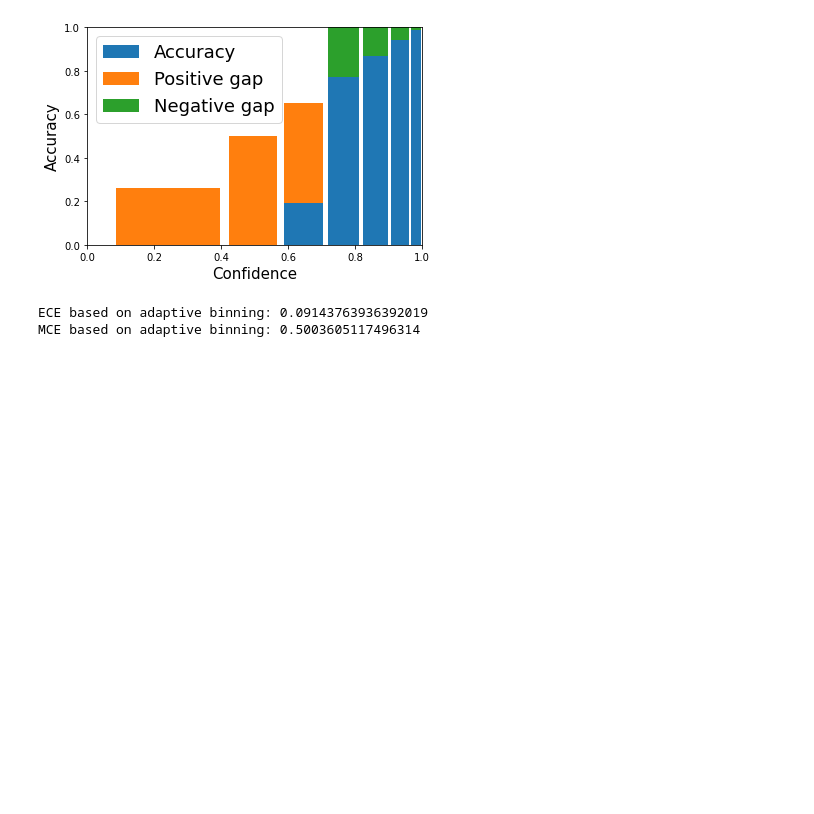
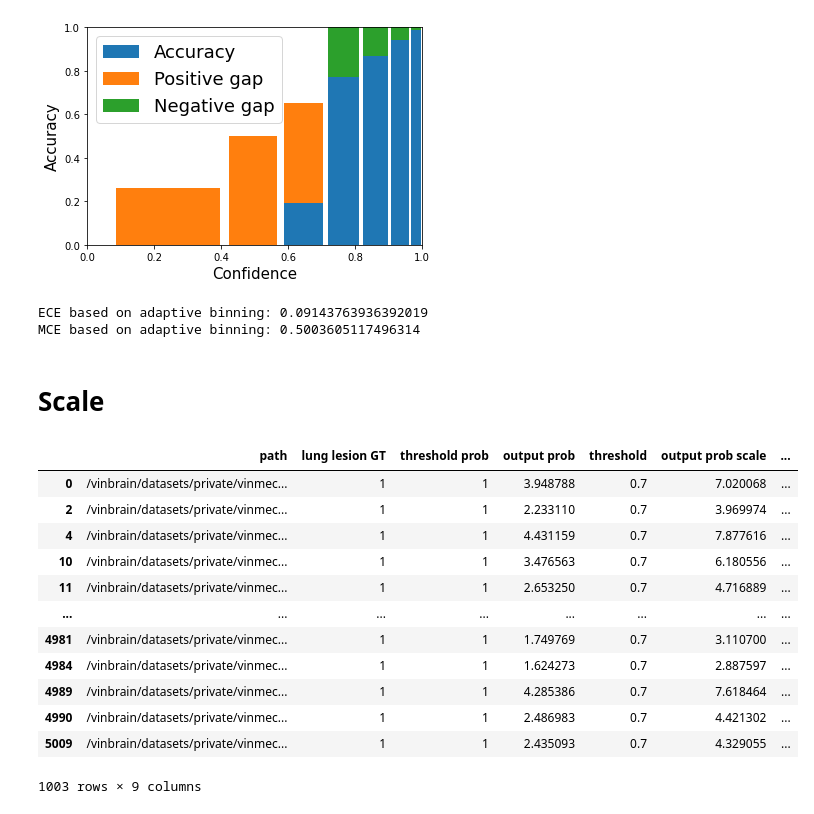
Before and after one commit to TuanAnhNguyen14111998/calibrate_model, a Jupyter notebook: src/calibration/adaptation/Untitled.ipynb, the cells around one changed output. Saved outputs shown, nothing was run; the diff lists cells and outputs as text; code cells hidden in the pictures; blank space fills up the shorter version.

```diff
--- a/src/calibration/adaptation/Untitled.ipynb
+++ b/src/calibration/adaptation/Untitled.ipynb
@@ -249,3 +249,25 @@ print('MCE based on adaptive binning: {}'.format(AMCE))
 [figure]
 ECE based on adaptive binning: 0.09143763936392019
 MCE based on adaptive binning: 0.5003605117496314
+# %% [markdown]
+# Scale
+# %%
+df = pd.read_csv("/home/tuananh/tuananh/calibrate_model/datasets/result_predict_draid_scale_exp0.csv")
+df = df[df["lung lesion GT"] == 1]
+T = 0.5625
+df["output prob scale"] = df["output prob"] / T
+df
+# %% [output]
+|  | path | lung lesion GT | threshold prob | output prob | threshold | output prob scale | ... |
+| 0 | /vinbrain/datasets/private/vinmec... | 1 | 1 | 3.948788 | 0.7 | 7.020068 | ... |
+| 2 | /vinbrain/datasets/private/vinmec... | 1 | 1 | 2.233110 | 0.7 | 3.969974 | ... |
+| 4 | /vinbrain/datasets/private/vinmec... | 1 | 1 | 4.431159 | 0.7 | 7.877616 | ... |
+| 10 | /vinbrain/datasets/private/vinmec... | 1 | 1 | 3.476563 | 0.7 | 6.180556 | ... |
+| 11 | /vinbrain/datasets/private/vinmec... | 1 | 1 | 2.653250 | 0.7 | 4.716889 | ... |
+| ... | ... | ... | ... | ... | ... | ... | ... |
+| 4981 | /vinbrain/datasets/private/vinmec... | 1 | 1 | 1.749769 | 0.7 | 3.110700 | ... |
+| 4984 | /vinbrain/datasets/private/vinmec... | 1 | 1 | 1.624273 | 0.7 | 2.887597 | ... |
+| 4989 | /vinbrain/datasets/private/vinmec... | 1 | 1 | 4.285386 | 0.7 | 7.618464 | ... |
+| 4990 | /vinbrain/datasets/private/vinmec... | 1 | 1 | 2.486983 | 0.7 | 4.421302 | ... |
+| 5009 | /vinbrain/datasets/private/vinmec... | 1 | 1 | 2.435093 | 0.7 | 4.329055 | ... |
+1003 rows × 9 columns
```
Also changed, not shown: parts of 2 cells of this notebook.
